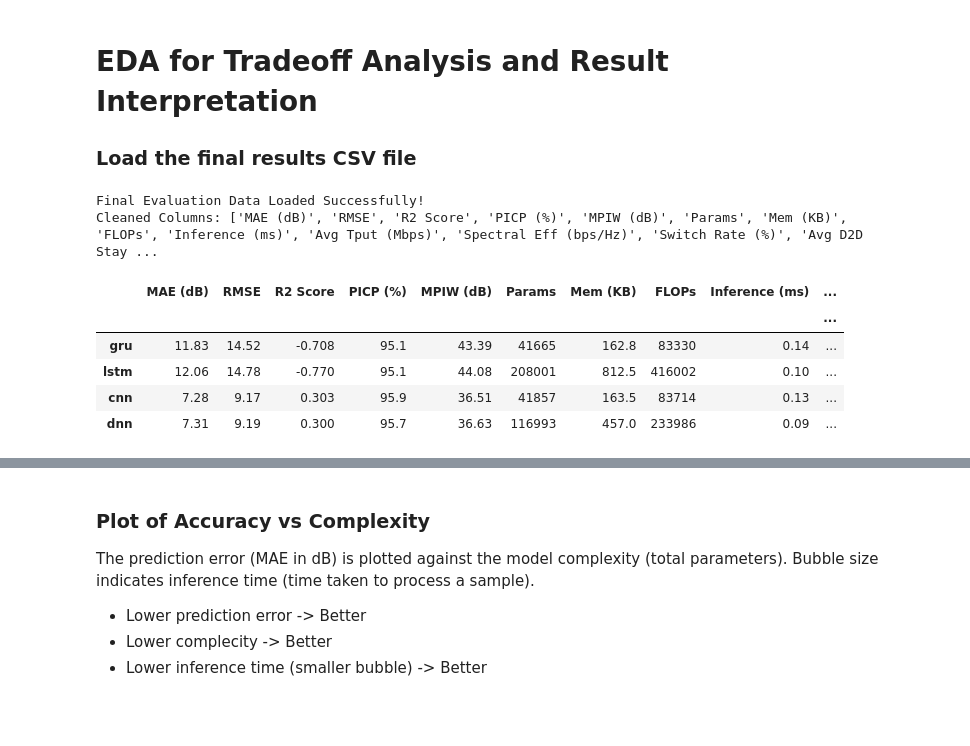
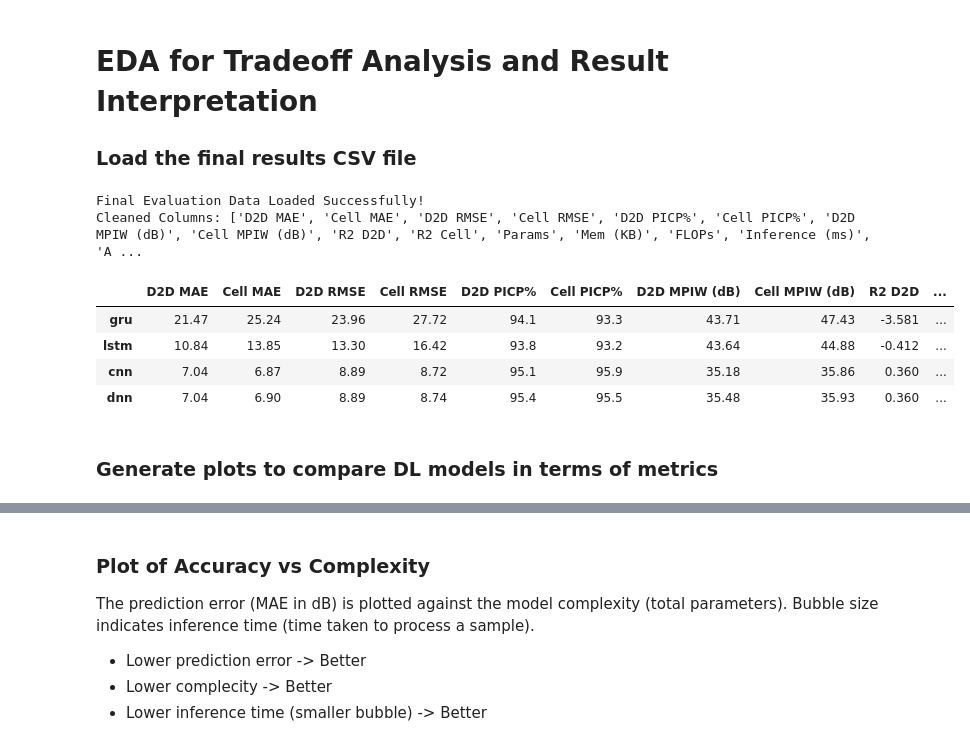
Before and after one commit to WarlockZul/FYP-Deep-Learning-D2D-Mode-Selection, a Jupyter notebook: notebooks/tradeoff_analysis.ipynb, the cells around one changed output, grey strips where cells are left out. Drawn from its saved outputs; the diff is of its cells as text; code cells hidden in the pictures; blank space fills up the shorter version.

```diff
--- a/notebooks/tradeoff_analysis.ipynb
+++ b/notebooks/tradeoff_analysis.ipynb
@@ -4,38 +4,39 @@
 # %%
 import pandas as pd
 import matplotlib.pyplot as plt
 import seaborn as sns
 import numpy as np
 import os
 from math import pi
 
 # Set professional aesthetics for FYP report
 sns.set_theme(style="whitegrid", context="paper", font_scale=1.2)
 colors = {'gru': '#1f77b4', 'lstm': '#2ca02c', 'cnn': '#d62728', 'dnn': '#9467bd'}
 
 # Load the evaluation metrics (final results)
-file_path = '../data/results/final_evaluation_metrics.csv'
+file_path = '../data/results/preprocessed_proposal/final_evaluation_metrics.csv'
 df = pd.read_csv(file_path, index_col=0)
 
 # Strip any accidental hidden spaces from the column names and index (row names)
 df.columns = df.columns.str.strip()
 df.index = df.index.str.strip()
 
 # Ensure all data is numeric
 for col in df.columns:
     df[col] = pd.to_numeric(df[col], errors='coerce')
 
 print("Final Evaluation Data Loaded Successfully!")
 print("Cleaned Columns:", df.columns.tolist())
 display(df)
 # %% [output]
 Final Evaluation Data Loaded Successfully!
-Cleaned Columns: ['MAE (dB)', 'RMSE', 'R2 Score', 'PICP (%)', 'MPIW (dB)', 'Params', 'Mem (KB)', 'FLOPs', 'Inference (ms)', 'Avg Tput (Mbps)', 'Spectral Eff (bps/Hz)', 'Switch Rate (%)', 'Avg D2D Stay ...
+Cleaned Columns: ['D2D MAE', 'Cell MAE', 'D2D RMSE', 'Cell RMSE', 'D2D PICP%', 'Cell PICP%', 'D2D MPIW (dB)', 'Cell MPIW (dB)', 'R2 D2D', 'R2 Cell', 'Params', 'Mem (KB)', 'FLOPs', 'Inference (ms)', 'A ...
-|  | MAE (dB) | RMSE | R2 Score | PICP (%) | MPIW (dB) | Params | Mem (KB) | FLOPs | Inference (ms) | ... |
-|  |  |  |  |  |  |  |  |  |  | ... |
-| gru | 11.83 | 14.52 | -0.708 | 95.1 | 43.39 | 41665 | 162.8 | 83330 | 0.14 | ... |
-| lstm | 12.06 | 14.78 | -0.770 | 95.1 | 44.08 | 208001 | 812.5 | 416002 | 0.10 | ... |
-| cnn | 7.28 | 9.17 | 0.303 | 95.9 | 36.51 | 41857 | 163.5 | 83714 | 0.13 | ... |
-| dnn | 7.31 | 9.19 | 0.300 | 95.7 | 36.63 | 116993 | 457.0 | 233986 | 0.09 | ... |
+|  | D2D MAE | Cell MAE | D2D RMSE | Cell RMSE | D2D PICP% | Cell PICP% | D2D MPIW (dB) | Cell MPIW (dB) | R2 D2D | ... |
+| gru | 21.47 | 25.24 | 23.96 | 27.72 | 94.1 | 93.3 | 43.71 | 47.43 | -3.581 | ... |
+| lstm | 10.84 | 13.85 | 13.30 | 16.42 | 93.8 | 93.2 | 43.64 | 44.88 | -0.412 | ... |
+| cnn | 7.04 | 6.87 | 8.89 | 8.72 | 95.1 | 95.9 | 35.18 | 35.86 | 0.360 | ... |
+| dnn | 7.04 | 6.90 | 8.89 | 8.74 | 95.4 | 95.5 | 35.48 | 35.93 | 0.360 | ... |
+# %% [markdown]
+### Generate plots to compare DL models in terms of metrics
 # %%
 # Ensure the directory exists for standalone graphs
```
Also changed, not shown: parts of 4 cells of this notebook, 4 other files.
